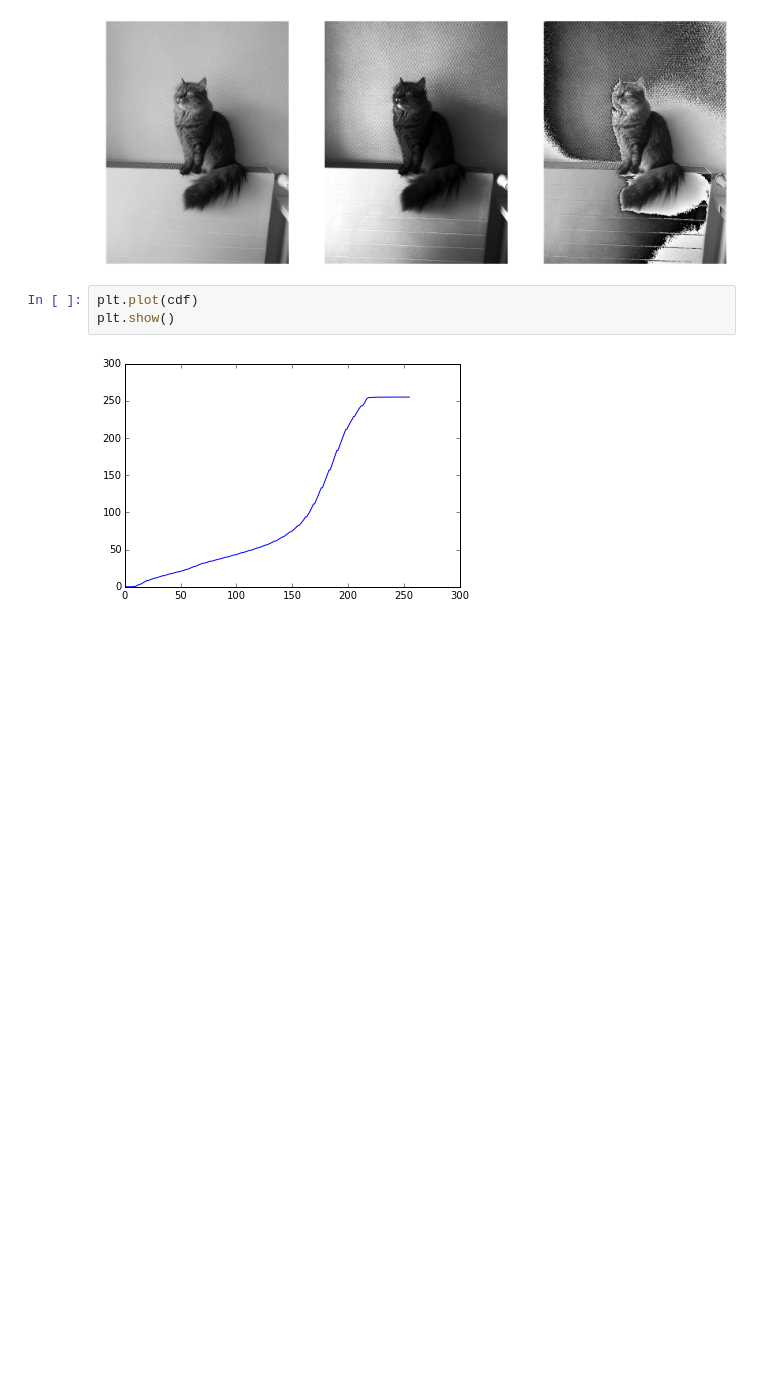
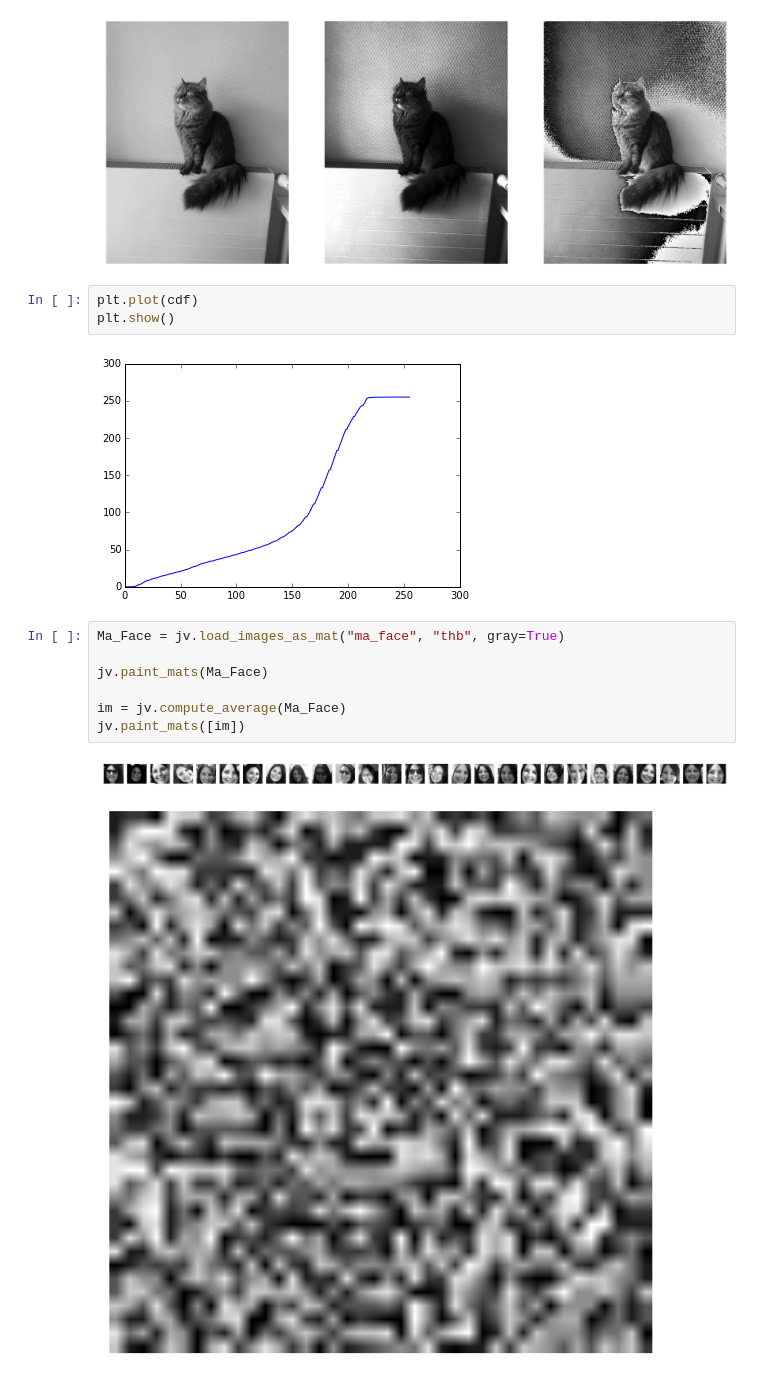
Before and after one commit to justayak/computer_vision_ws2015, a Jupyter notebook: play/computer_vision.ipynb, the cells around one changed output. Cells and saved outputs as stored; diff of their text form; blank space fills up the shorter version.

```diff
--- a/play/computer_vision.ipynb
+++ b/play/computer_vision.ipynb
@@ -25,3 +25,13 @@ plt.plot(cdf)
 plt.show()
 # %% [output]
 [figure]
+# %%
+Ma_Face = jv.load_images_as_mat("ma_face", "thb", gray=True)
+
+jv.paint_mats(Ma_Face)
+
+im = jv.compute_average(Ma_Face)
+jv.paint_mats([im])
+# %% [output]
+[figure, added]
+[figure, added]
```
Also changed, not shown: 55 other files.
